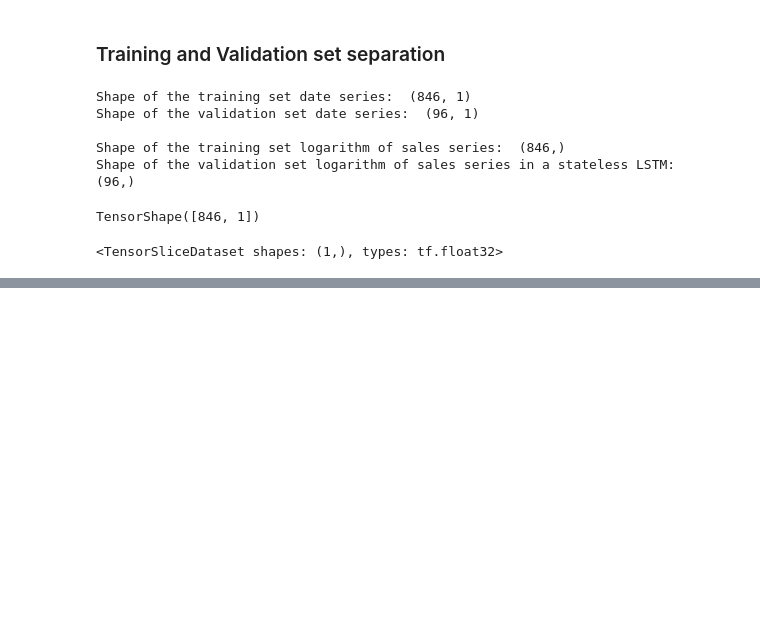
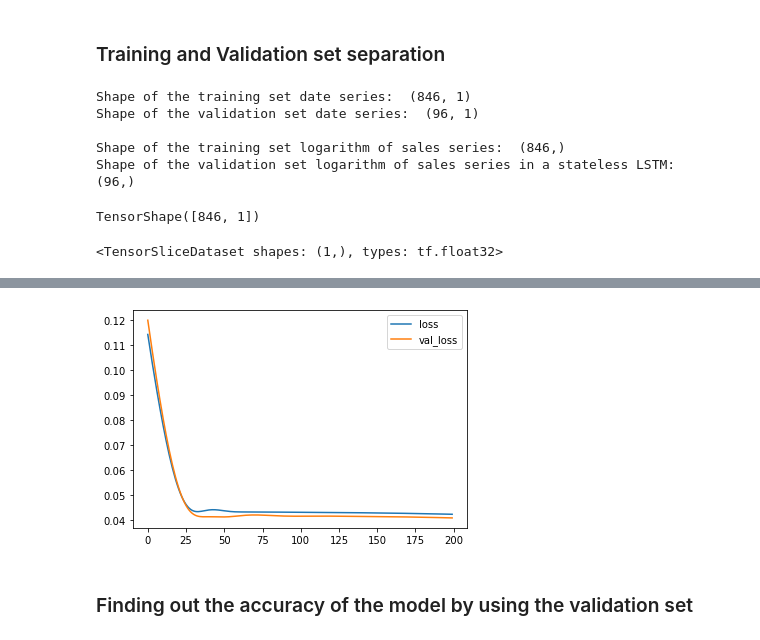
Before and after one commit to Micky373/Sales_forcasting, a Jupyter notebook: notebooks/deep_learning_modeling.ipynb, the cells around one changed output, grey strips where cells are left out. Cells and saved outputs as stored; diff of their text form; code cells hidden in the pictures; blank space fills up the shorter version.

```diff
--- a/notebooks/deep_learning_modeling.ipynb
+++ b/notebooks/deep_learning_modeling.ipynb
@@ -248,11 +248,20 @@ dataset = dataset.flat_map(lambda window: window.batch(WINDOW_SIZE + 1))
 dataset = dataset.map(lambda window: (window[:-1], window[-1:]))
 # %%
 dataset = dataset.batch(BATCH_SIZE).prefetch(1)
+# %%
+def windowed_dataset(series, window_size=WINDOW_SIZE, batch_size=BATCH_SIZE):
+  series = tf.expand_dims(series, axis=-1)
+  dataset = tf.data.Dataset.from_tensor_slices(series)
+  dataset = dataset.window(window_size + 1, shift=1, drop_remainder=True)
+  dataset = dataset.flat_map(lambda window: window.batch(window_size + 1))
+  dataset = dataset.map(lambda window: (window[:-1], window[-1:]))
+  dataset = dataset.batch(batch_size).prefetch(1)
+  return dataset
 # %%
 # Getting the train and validation dataset
 
-DatasetTrain = windowed_dataset(XTrain,WINDOW_SIZE,BATCH_SIZE)
-DatasetVal = windowed_dataset(XValid,WINDOW_SIZE,BATCH_SIZE)
+DatasetTrain = windowed_dataset(XTrain)
+DatasetVal = windowed_dataset(XValid)
 # %%
 # Creating the deep learning model
 
@@ -304,0 +304,13 @@ Epoch 200/200
+# %%
+# Plotting the loss plot
+
+fig = plt.figure()
+plt.plot(history.history['loss'], label="loss")
+plt.plot(history.history['val_loss'], label="val_loss")
+plt.legend()
+plt.savefig('../charts/deep_learning_model_loss.jpg')
+plt.show()
+# %% [output]
+[figure, added]
+# %% [markdown]
+### Finding out the accuracy of the model by using the validation set
```
Also changed, not shown: parts of 6 cells of this notebook, 5 other files.
